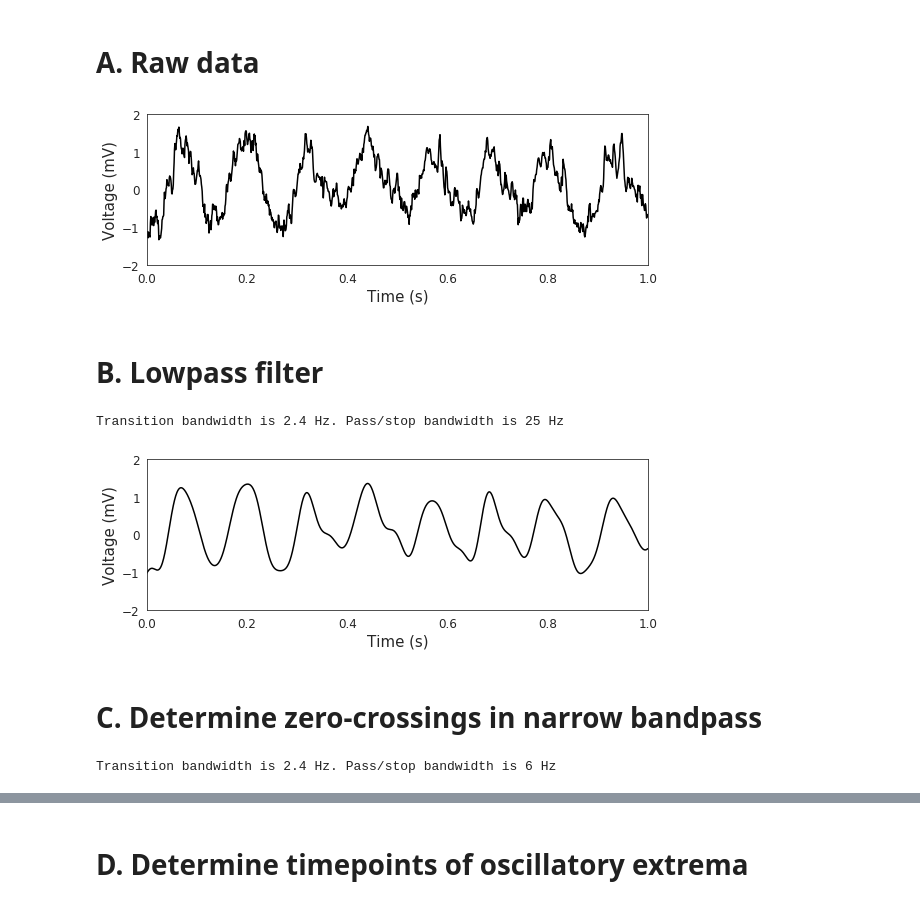
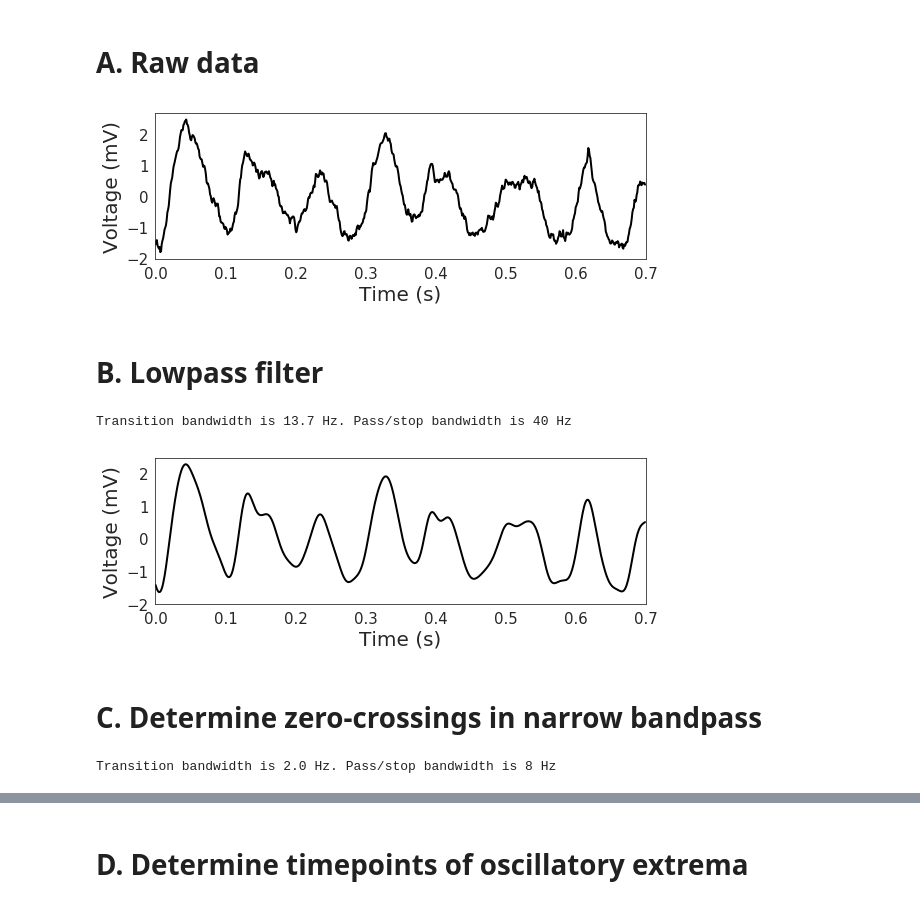
Before and after one commit to voytekresearch/Cole_2018_cyclebycycle, a Jupyter notebook: Figure1_Cycle segmentation and characterization.ipynb, the cells around one changed output, grey strips where cells are left out. Cells and saved outputs as stored; diff of their text form; code cells hidden in the pictures.

```diff
--- a/Figure1_Cycle segmentation and characterization.ipynb
+++ b/Figure1_Cycle segmentation and characterization.ipynb
@@ -10,62 +15,72 @@ sns.set_style('white')
 # %% [markdown]
 # A. Raw data
+# %%
+# Simulate signal
+n_seconds = 10
+fs = config_sim['fs']
+ratio_osc_var = 2
+prob_leave_burst = 0
+prob_enter_burst = 1
+rdsym = .5
+
+np.random.seed(0)
+sig = sim_noisy_bursty_oscillator(n_seconds, fs, config_sim['freq_osc'],
+                                  noise_generator='filtered_powerlaw',
+                                  noise_args={'exponent': -2, 'f_range':config_sim['f_range_noise'],
+                                              'filter_order':config_sim['filter_order_noise']},
+                                  rdsym=rdsym, cycle_features=config_sim['cycle_features'],
+                                  ratio_osc_var=ratio_osc_var,
+                                  prob_enter_burst=prob_enter_burst, prob_leave_burst=prob_leave_burst)
 # %%
-# Load data
-lfp = np.load('data/ca1.npy')
-lfp = lfp[:20000]
-Fs = 1250
-f_theta = (4, 10)
+# Plot raw data
+%matplotlib inline
+t = np.arange(0, len(sig)/fs, 1/fs)
+tlim = (2.5, 3.2)
+tidx = np.logical_and(t >= tlim[0], t < tlim[1])
 
-# Plot raw data
-raw_data_sample_lims = (11000, 12250)
-raw_lfp = lfp[raw_data_sample_lims[0]:raw_data_sample_lims[1]]
-t = np.arange(0, len(raw_lfp)/Fs, 1/Fs)
 plt.figure(figsize=(8,3))
-plt.plot(t, raw_lfp/1000, 'k')
-plt.xlim((0,1))
-plt.xlabel('Time (s)', size=15)
-plt.ylabel('Voltage (mV)', size=15)
-plt.xticks(size=12)
-plt.yticks(np.linspace(-2,2,5), size=12)
+plt.plot(t[tidx] - tlim[0], sig[tidx], 'k')
+plt.xlabel('Time (s)')
+plt.ylabel('Voltage (mV)')
+plt.xlim(0, tlim[1] - tlim[0])
+plt.yticks(np.linspace(-2,2,5))
 plt.tight_layout()
 plt.savefig('figs/1A_rawlfp.png')
 # %% [output]
-[figure, old version]
+[figure, new version]
 # %% [markdown]
 # B. Lowpass filter
-# %%
-# Apply 25Hz lowpass filters
-lfp = neurodsp.filter(lfp, Fs, 'lowpass', 25, N_seconds=.5, remove_edge_artifacts=False)
-# %% [output]
-Transition bandwidth is 2.4 Hz. Pass/stop bandwidth is 25 Hz
+# %%
+# Apply 40Hz lowpass filters
+sig_filt = filter_signal(sig, fs, 'lowpass', config_sim['lowpass_fc'],
+                         n_seconds=config_sim['lowpass_n_seconds'], remove_edge_artifacts=False)
+# %% [output]
+Transition bandwidth is 13.7 Hz. Pass/stop bandwidth is 40 Hz
 # %%
 # Limit LFP to timeframe of interest
-lfp_plt = lfp[raw_data_sample_lims[0]:raw_data_sample_lims[1]]
-t = np.arange(0, len(lfp_plt)/Fs, 1/Fs)
 
 plt.figure(figsize=(8,3))
-plt.plot(t, lfp_plt/1000, 'k')
-plt.xlim((0,1))
-plt.xlabel('Time (s)', size=15)
-plt.ylabel('Voltage (mV)', size=15)
-plt.xticks(size=12)
-plt.yticks(np.linspace(-2,2,5), size=12)
+plt.plot(t[tidx] - tlim[0], sig_filt[tidx], 'k')
+plt.xlabel('Time (s)')
+plt.ylabel('Voltage (mV)')
+plt.yticks(np.linspace(-2,2,5))
+plt.xlim(0, tlim[1] - tlim[0])
 plt.tight_layout()
 plt.savefig('figs/1B_broad_bandpass.png')
 # %% [output]
-[figure, old version]
+[figure, new version]
 # %% [markdown]
 # C. Determine zero-crossings in narrow bandpass
 # %%
 # Narrow bandpass of LFP
 from bycycle.cyclepoints import _fzerofall, _fzerorise
 
-lfp_narrow = neurodsp.filter(lfp, Fs, 'bandpass', f_theta, N_seconds=.75,
-                             remove_edge_artifacts=False)
+sig_narrow = filter_signal(sig_filt, fs, 'bandpass', config_sim['f_range'], n_seconds=.75,
+                           remove_edge_artifacts=False)
 
 # Determine zerocrossings
-zeroriseN = _fzerorise(lfp_narrow)
-zerofallN = _fzerofall(lfp_narrow)
+zeroriseN = _fzerorise(sig_narrow)
+zerofallN = _fzerofall(sig_narrow)
 # %% [output]
-Transition bandwidth is 2.4 Hz. Pass/stop bandwidth is 6 Hz
+Transition bandwidth is 2.0 Hz. Pass/stop bandwidth is 8 Hz
 # %%
```
Also changed, not shown: parts of 13 cells of this notebook, 19 other files.
